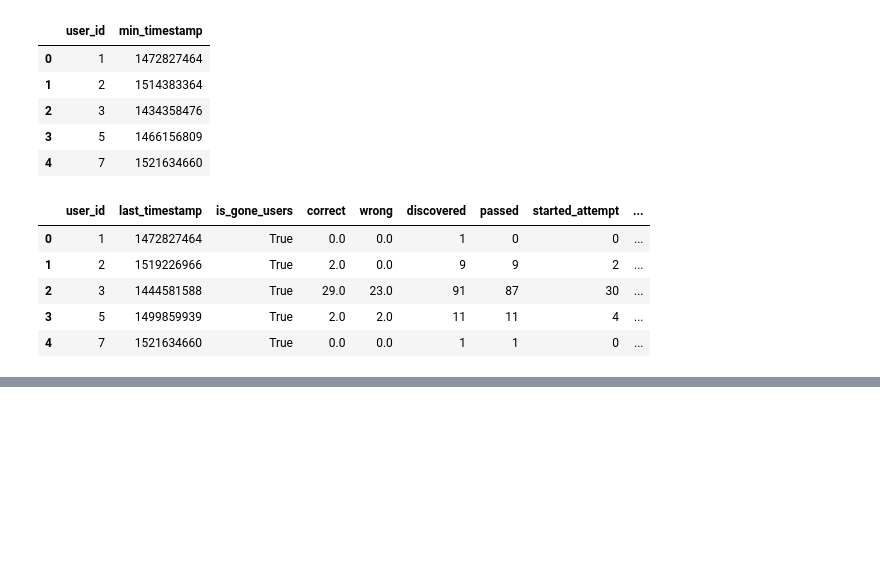
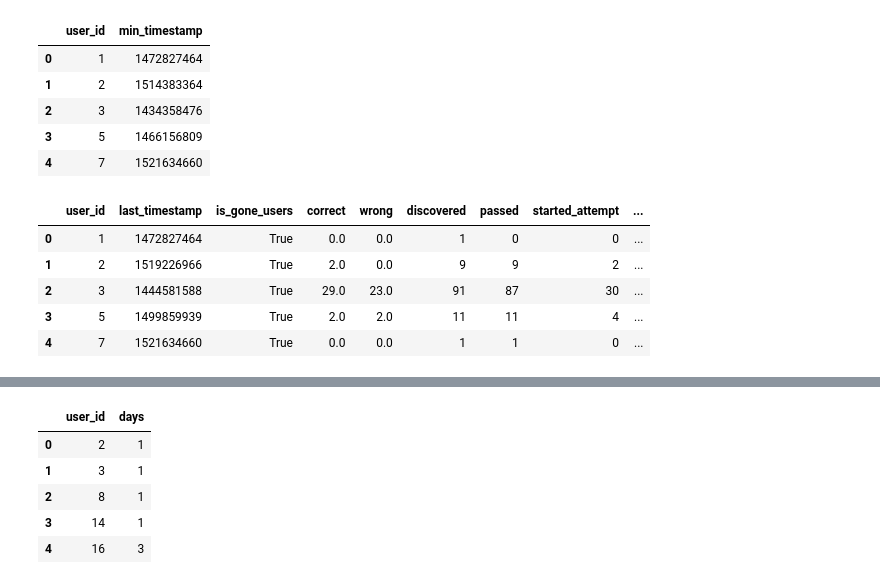
Before and after one commit to raent1/N_C_Projects, a Jupyter notebook: stepik_ml_contest/stepik_ml_project.ipynb, the cells around one changed output, grey strips where cells are left out. Cells and saved outputs as stored; diff of their text form; code cells hidden in the pictures; blank space fills up the shorter version.

```diff
--- a/stepik_ml_contest/stepik_ml_project.ipynb
+++ b/stepik_ml_contest/stepik_ml_project.ipynb
@@ -525,0 +544,9 @@ ev_d[ev_d.timestamp <= ev_d.min_timestamp + three_days]
+# %%
+X.head()
+# %% [output]
+|  | user_id | days |
+| 0 | 2 | 1 |
+| 1 | 3 | 1 |
+| 2 | 8 | 1 |
+| 3 | 14 | 1 |
+| 4 | 16 | 3 |
```
Also changed, not shown: parts of 14 cells of this notebook.
